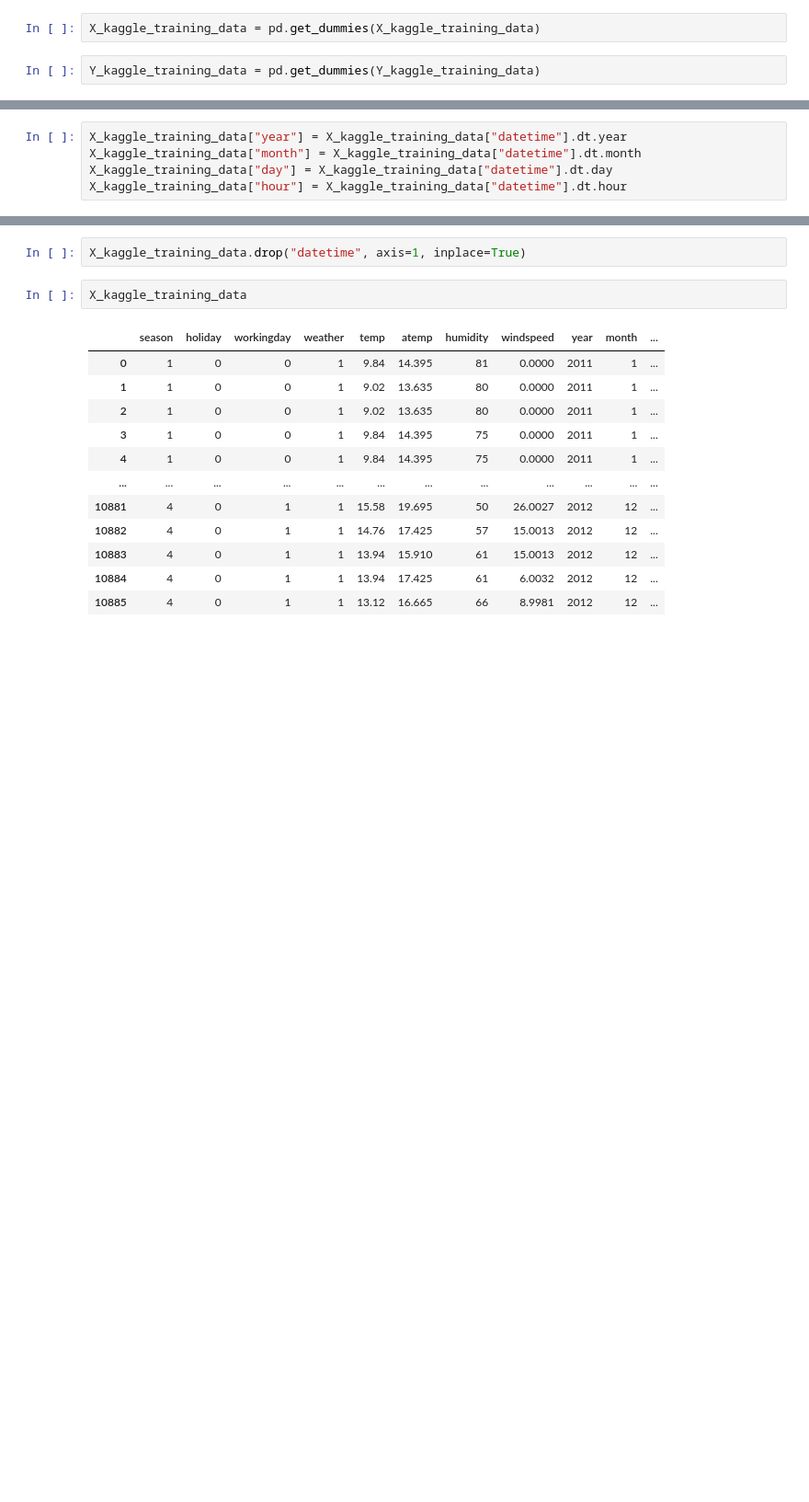
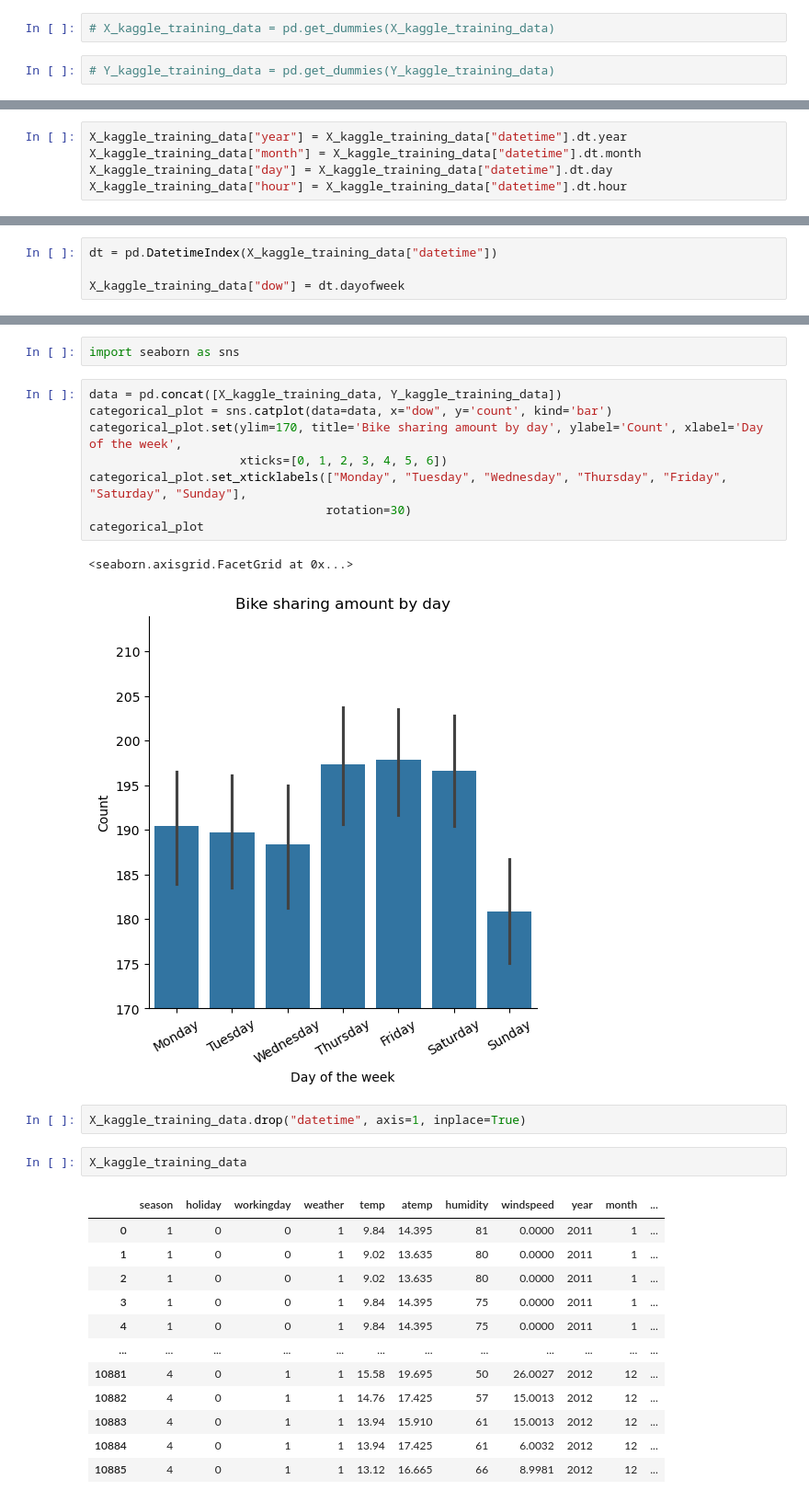
Before and after one commit to Scarch/ProjectE8, a Jupyter notebook: kaggle_model.ipynb, the cells around one changed output, grey strips where cells are left out. Shown at 92% size. Drawn from its saved outputs; the diff is of its cells as text; blank space fills up the shorter version.

Commit message:
Trained ML models on big data

```diff
--- a/kaggle_model.ipynb
+++ b/kaggle_model.ipynb
@@ -92,6 +98,6 @@ dtype: object
 # %% [markdown]
 Creating dummies, precautionary, doesn't actually do anything because all values are already numerical values
 # %%
-X_kaggle_training_data = pd.get_dummies(X_kaggle_training_data)
+# X_kaggle_training_data = pd.get_dummies(X_kaggle_training_data)
 # %%
-Y_kaggle_training_data = pd.get_dummies(Y_kaggle_training_data)
+# Y_kaggle_training_data = pd.get_dummies(Y_kaggle_training_data)
@@ -120,0 +111,4 @@ Y = kaggle_test_data["datetime"]
+# %%
+dt = pd.DatetimeIndex(X_kaggle_training_data["datetime"])
+
+X_kaggle_training_data["dow"] = dt.dayofweek
@@ -121,3 +131,16 @@ Y = kaggle_test_data["datetime"]
+# %%
+import seaborn as sns
+# %%
+data = pd.concat([X_kaggle_training_data, Y_kaggle_training_data])
+categorical_plot = sns.catplot(data=data, x="dow", y='count', kind='bar')
+categorical_plot.set(ylim=170, title='Bike sharing amount by day', ylabel='Count', xlabel='Day of the week',
+                     xticks=[0, 1, 2, 3, 4, 5, 6])
+categorical_plot.set_xticklabels(["Monday", "Tuesday", "Wednesday", "Thursday", "Friday", "Saturday", "Sunday"],
+                                 rotation=30)
+categorical_plot
+# %% [output]
+<seaborn.axisgrid.FacetGrid at 0x...>
+[figure, added]
 # %%
 X_kaggle_training_data.drop("datetime", axis=1, inplace=True)
 # %%
```
Also changed, not shown: parts of 145 cells of this notebook, 3 other files.
